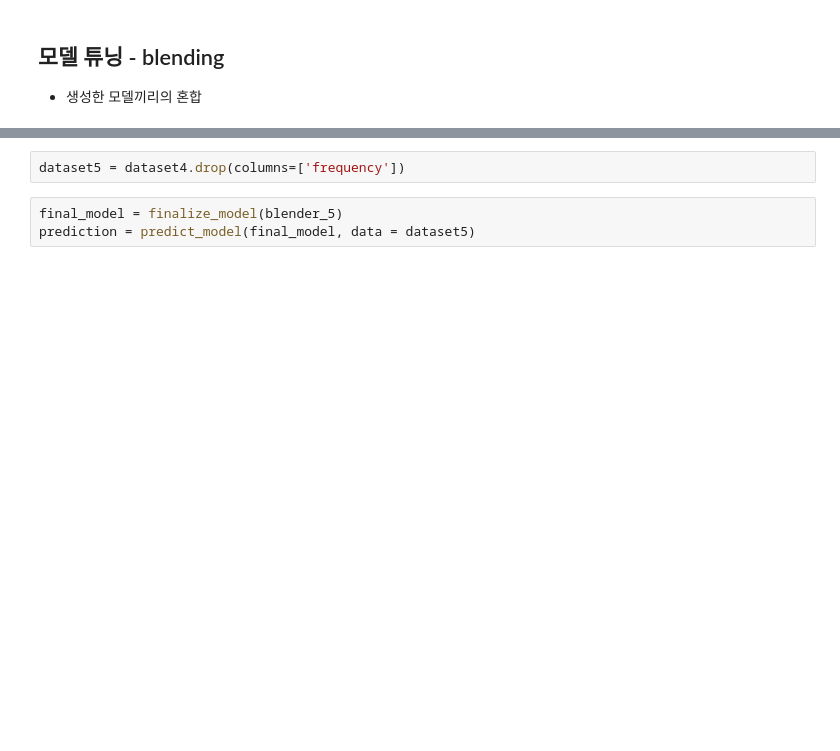
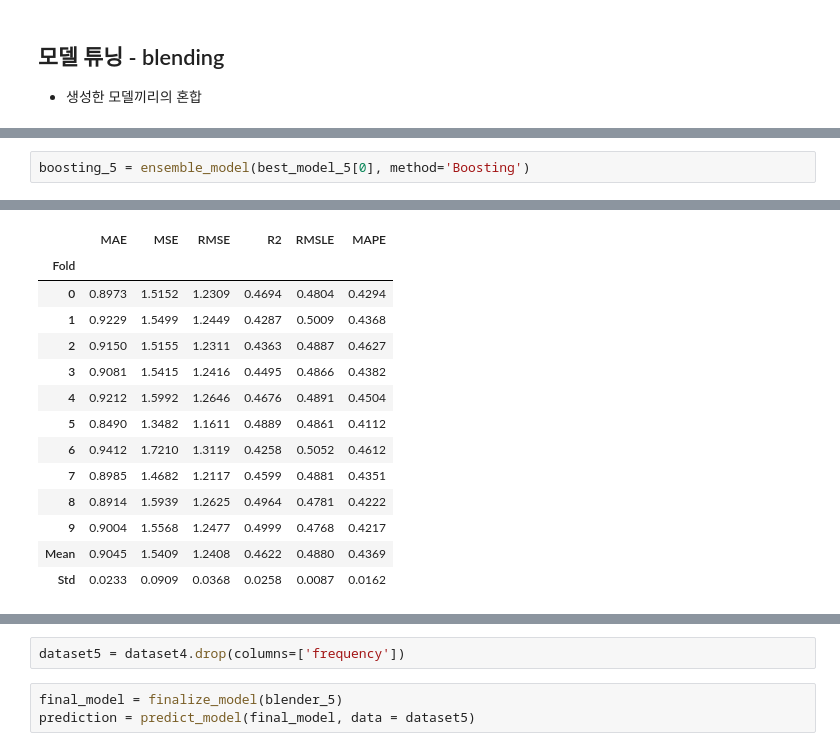
Before and after one commit to leech2193/weather_hospital_sowhat, a Jupyter notebook: 20220727_pycaret_studying_changhun.ipynb, the cells around one changed output, grey strips where cells are left out. Saved outputs shown, nothing was run; the diff lists cells and outputs as text; blank space fills up the shorter version.

```diff
--- a/20220727_pycaret_studying_changhun.ipynb
+++ b/20220727_pycaret_studying_changhun.ipynb
@@ -286,0 +167,3 @@ dataset2
+# %%
+boosting_5 = ensemble_model(best_model_5[0], method='Boosting')
+# %% [output]
@@ -286,0 +171,14 @@ dataset2
+|  | MAE | MSE | RMSE | R2 | RMSLE | MAPE |
+| Fold |  |  |  |  |  |  |
+| 0 | 0.8973 | 1.5152 | 1.2309 | 0.4694 | 0.4804 | 0.4294 |
+| 1 | 0.9229 | 1.5499 | 1.2449 | 0.4287 | 0.5009 | 0.4368 |
+| 2 | 0.9150 | 1.5155 | 1.2311 | 0.4363 | 0.4887 | 0.4627 |
+| 3 | 0.9081 | 1.5415 | 1.2416 | 0.4495 | 0.4866 | 0.4382 |
+| 4 | 0.9212 | 1.5992 | 1.2646 | 0.4676 | 0.4891 | 0.4504 |
+| 5 | 0.8490 | 1.3482 | 1.1611 | 0.4889 | 0.4861 | 0.4112 |
+| 6 | 0.9412 | 1.7210 | 1.3119 | 0.4258 | 0.5052 | 0.4612 |
+| 7 | 0.8985 | 1.4682 | 1.2117 | 0.4599 | 0.4881 | 0.4351 |
+| 8 | 0.8914 | 1.5939 | 1.2625 | 0.4964 | 0.4781 | 0.4222 |
+| 9 | 0.9004 | 1.5568 | 1.2477 | 0.4999 | 0.4768 | 0.4217 |
+| Mean | 0.9045 | 1.5409 | 1.2408 | 0.4622 | 0.4880 | 0.4369 |
+| Std | 0.0233 | 0.0909 | 0.0368 | 0.0258 | 0.0087 | 0.0162 |
```
Also changed, not shown: parts of 30 cells of this notebook.
